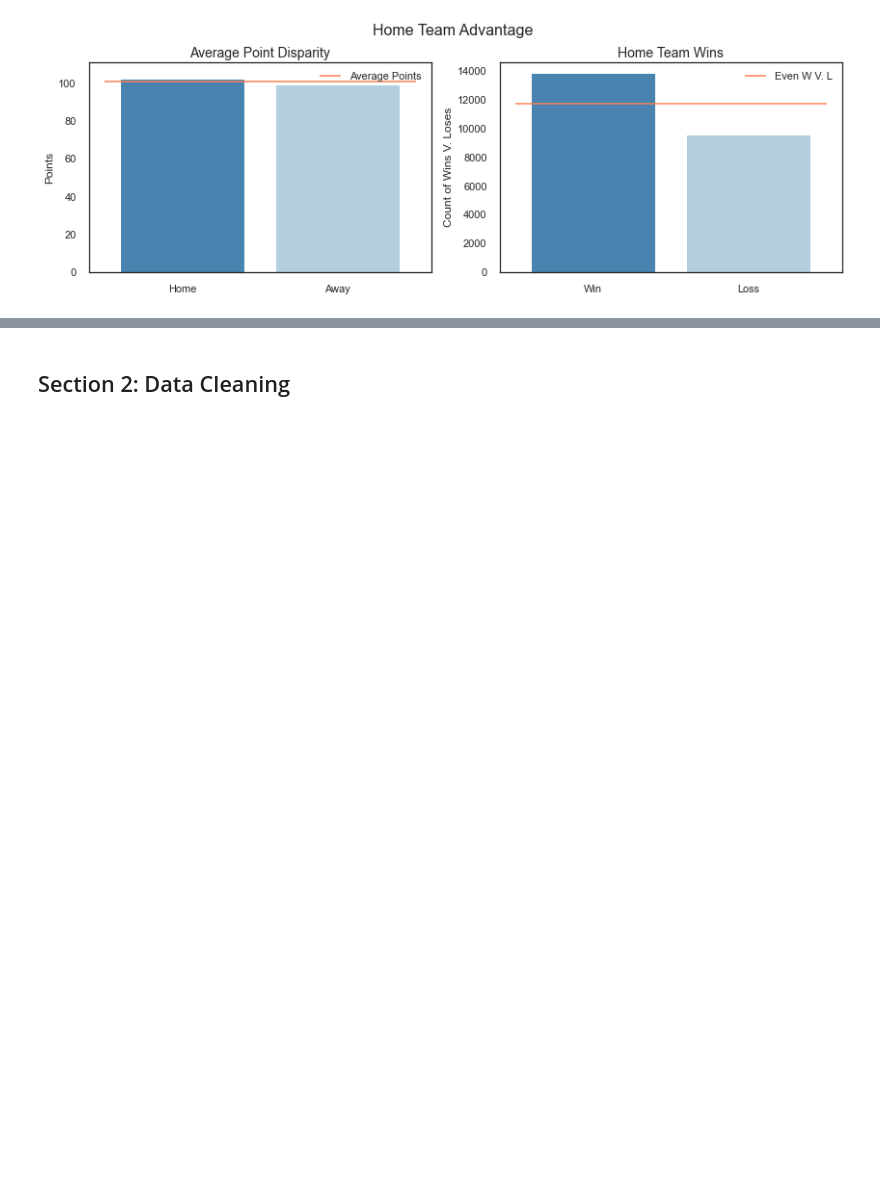
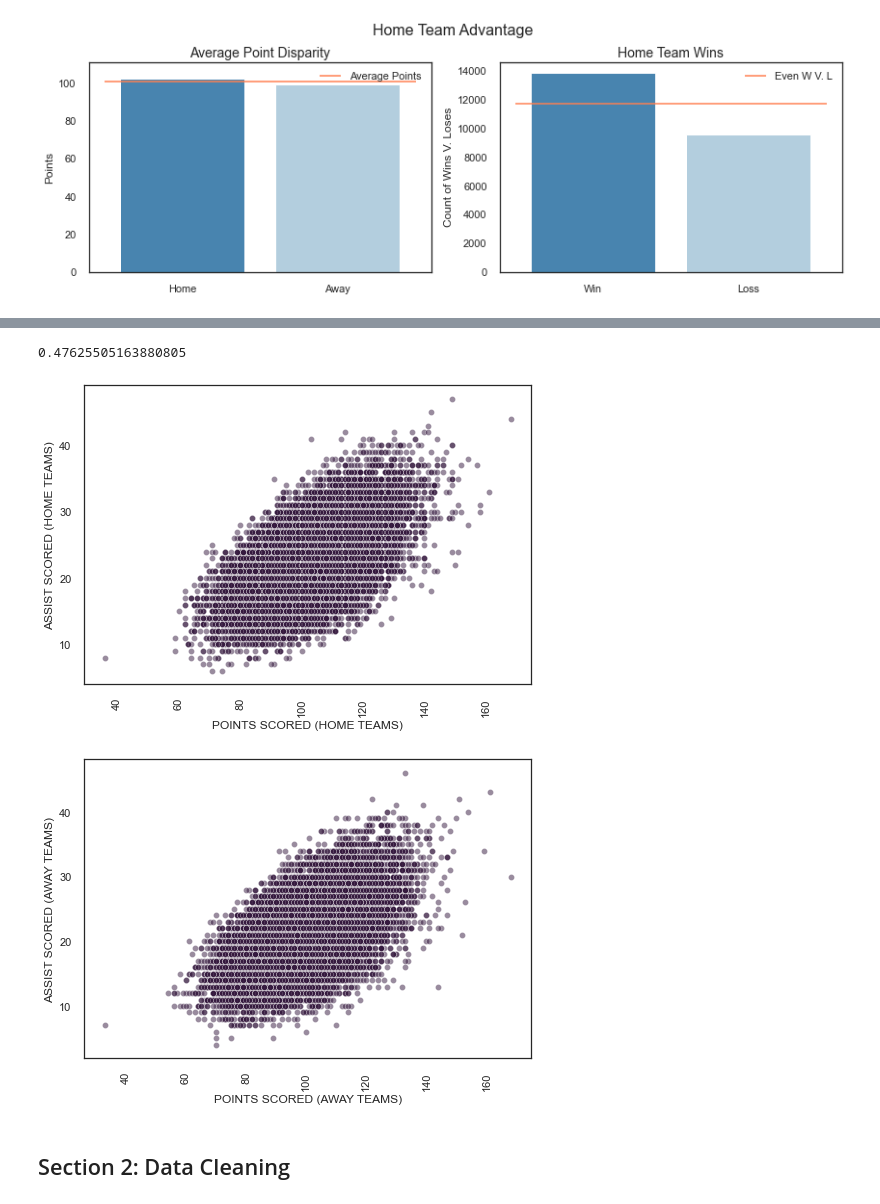
Before and after one commit to dawsonc96/NBA-Game-Prediction, a Jupyter notebook: eda_data_cleaning.ipynb, the cells around one changed output, grey strips where cells are left out. Drawn from its saved outputs; the diff is of its cells as text; code cells hidden in the pictures; blank space fills up the shorter version.

```diff
--- a/eda_data_cleaning.ipynb
+++ b/eda_data_cleaning.ipynb
@@ -221,23 +226,27 @@ pearson_r(games.PTS_home, games.PTS_away)
+# %%
+# correlation between points at home and points away
+games.pts_home.corr(games.pts_away)
+# %% [output]
+0.47625505163880805
 # %%
-sns.scatterplot(x="PTS_home",y="AST_home",data=games,alpha=0.5)
+sns.scatterplot(x="pts_home",y="ast_home",data=games,alpha=0.5)
 
 plt.xlabel("POINTS SCORED (HOME TEAMS)")
 plt.xticks(rotation = 90)
 plt.ylabel("ASSIST SCORED (HOME TEAMS)")
 
 plt.show()
 
-print("Pearson correlation coefficient;", (games["PTS_home"]games["AST_home"]))
-
-
-sns.scatterplot(x="PTS_away",y="AST_away",data=games,alpha=0.5)
+sns.scatterplot(x="pts_away",y="ast_away",data=games,alpha=0.5)
 
 plt.xlabel("POINTS SCORED (AWAY TEAMS)")
 plt.xticks(rotation = 90)
 plt.ylabel("ASSIST SCORED (AWAY TEAMS)")
 plt.title
 
 plt.show()
-print("Pearson correlation coefficient;",pearson_r(games["PTS_away"],games["AST_away"]))
+# %% [output]
+[figure, added]
+[figure, added]
 # %% [markdown]
 ## Section 2: Data Cleaning
```
Also changed, not shown: parts of 23 cells of this notebook.
